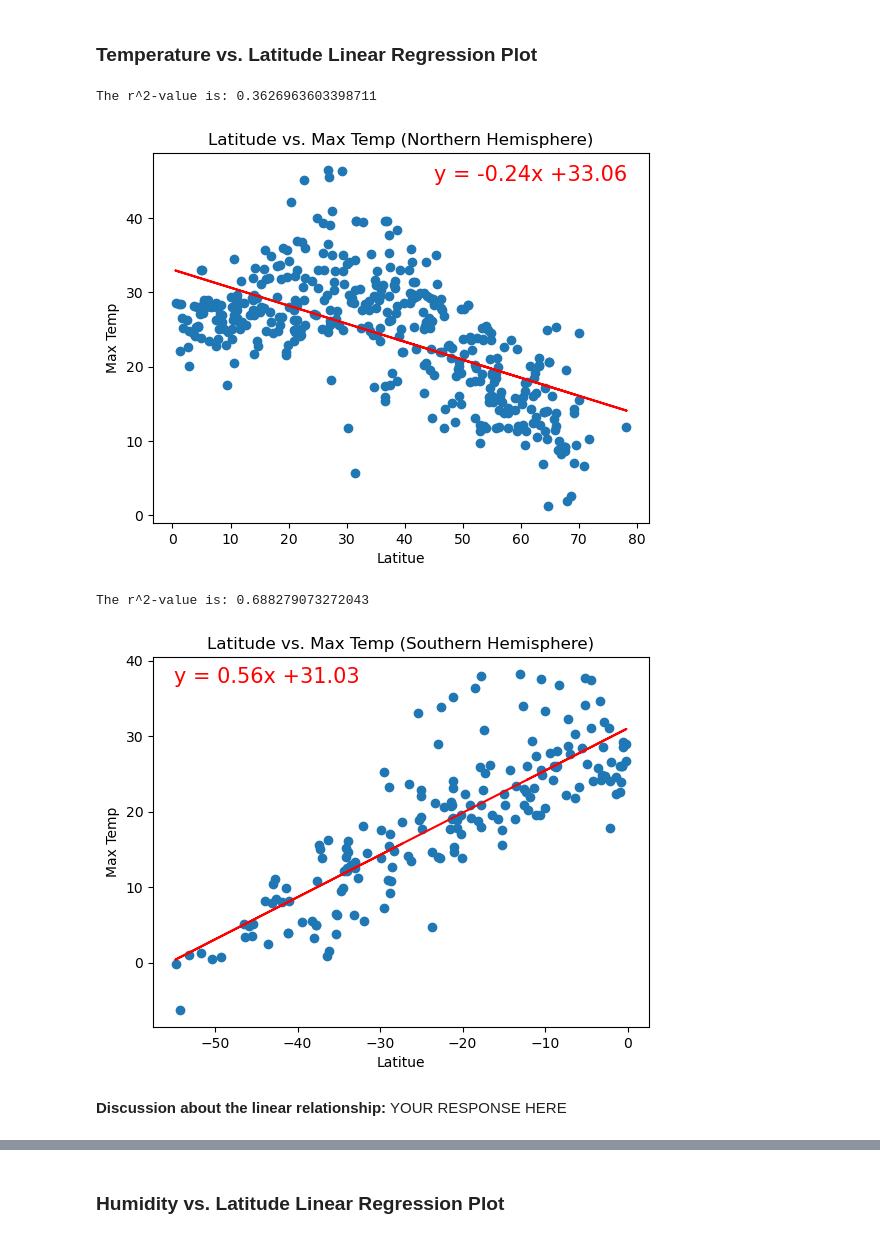
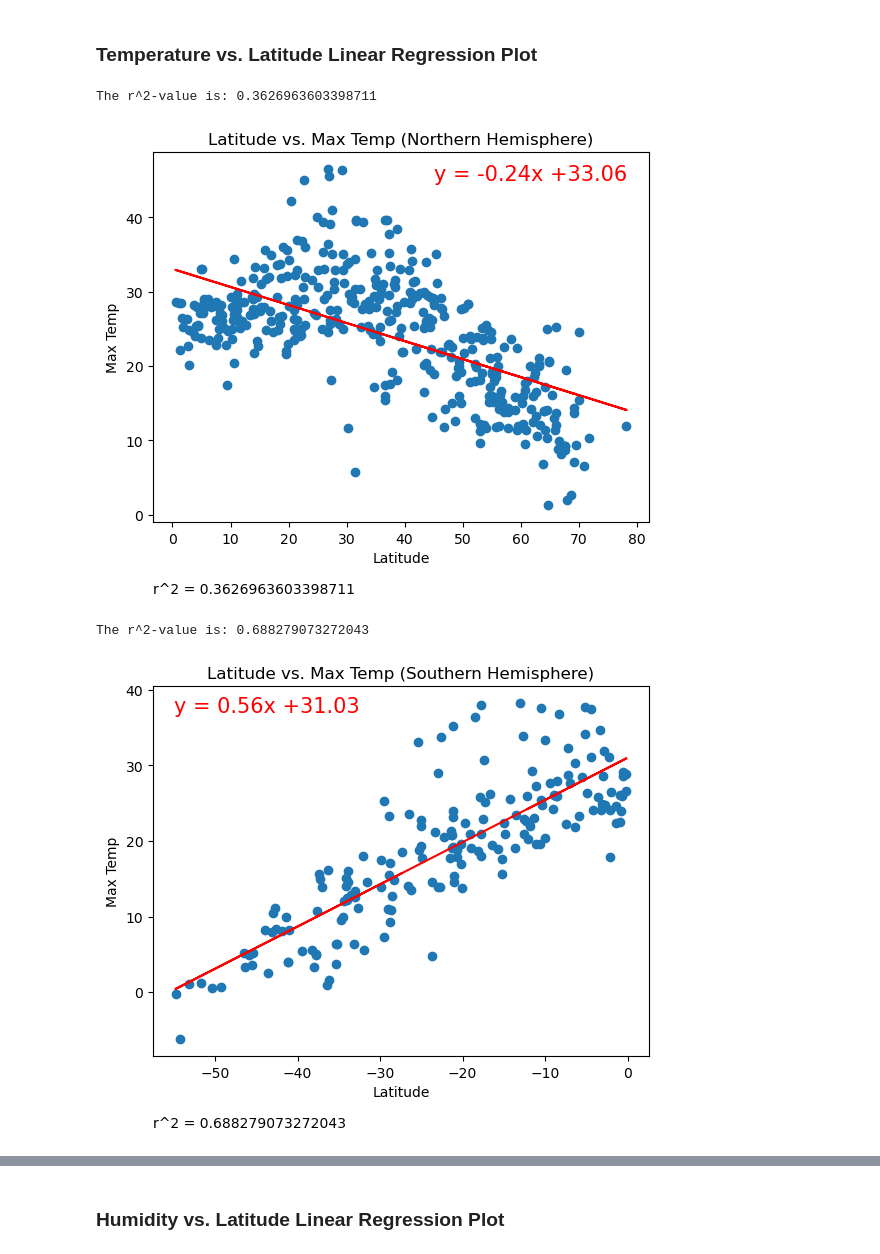
Before and after one commit to ZaneHuttinga/python-api-challenge, a Jupyter notebook: WeatherPy/WeatherPy.ipynb, the cells around one changed output, grey strips where cells are left out. Drawn from its saved outputs; the diff is of its cells as text; code cells hidden in the pictures.

Commit message:
Add r^2 value to Latitude/Max Temp plots, create remaining six plots and add analysis of regression models. WeatherPy.ipynb now finished

```diff
--- a/WeatherPy/WeatherPy.ipynb
+++ b/WeatherPy/WeatherPy.ipynb
@@ -291,6 +291,7 @@ def WeatherRegression(x_values, y_values, x_label, y_label, chart_title, coords)
     plt.xlabel(x_label)
     plt.ylabel(y_label)
     plt.annotate(line_eq,coords,fontsize=15,color="red")
+    plt.annotate(f"r^2 = {rvalue**2}",xy=(0, -0.2), xycoords='axes fraction',fontsize=10,color="black", annotation_clip=False, horizontalalignment='left', verticalalignment='bottom')
     plt.title(chart_title)
 
     # Print r^2 value
@@ -330,15 +331,13 @@ southern_hemi_df.head()
 ###  Temperature vs. Latitude Linear Regression Plot
 # %%
 # Linear regression on Northern Hemisphere
-WeatherRegression(northern_hemi_df.loc[:,'Lat'], northern_hemi_df.loc[:,'Max Temp'], 'Latitue', 'Max Temp', 'Latitude vs. Max Temp (Northern Hemisphere)', (45,45))
+WeatherRegression(northern_hemi_df.loc[:,'Lat'], northern_hemi_df.loc[:,'Max Temp'], 'Latitude', 'Max Temp', 'Latitude vs. Max Temp (Northern Hemisphere)', (45,45))
 # %% [output]
 The r^2-value is: 0.3626963603398711
-[figure, old version]
+[figure, new version]
 # %%
 # Linear regression on Southern Hemisphere
-WeatherRegression(southern_hemi_df.loc[:,'Lat'], southern_hemi_df.loc[:,'Max Temp'], 'Latitue', 'Max Temp', 'Latitude vs. Max Temp (Southern Hemisphere)', (-55,37))
+WeatherRegression(southern_hemi_df.loc[:,'Lat'], southern_hemi_df.loc[:,'Max Temp'], 'Latitude', 'Max Temp', 'Latitude vs. Max Temp (Southern Hemisphere)', (-55,37))
 # %% [output]
 The r^2-value is: 0.688279073272043
-[figure, old version]
+[figure, new version]
-# %% [markdown]
-**Discussion about the linear relationship:** YOUR RESPONSE HERE
```
Also changed, not shown: parts of 19 cells of this notebook.
